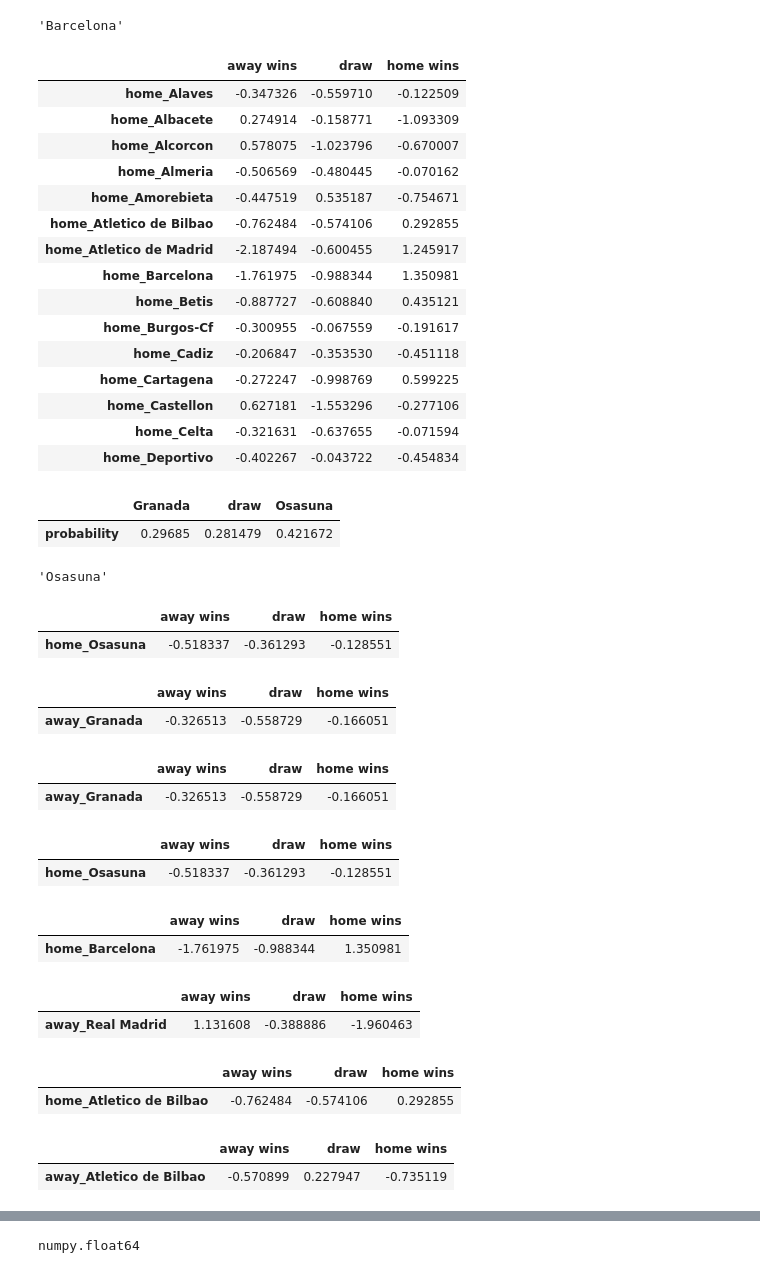
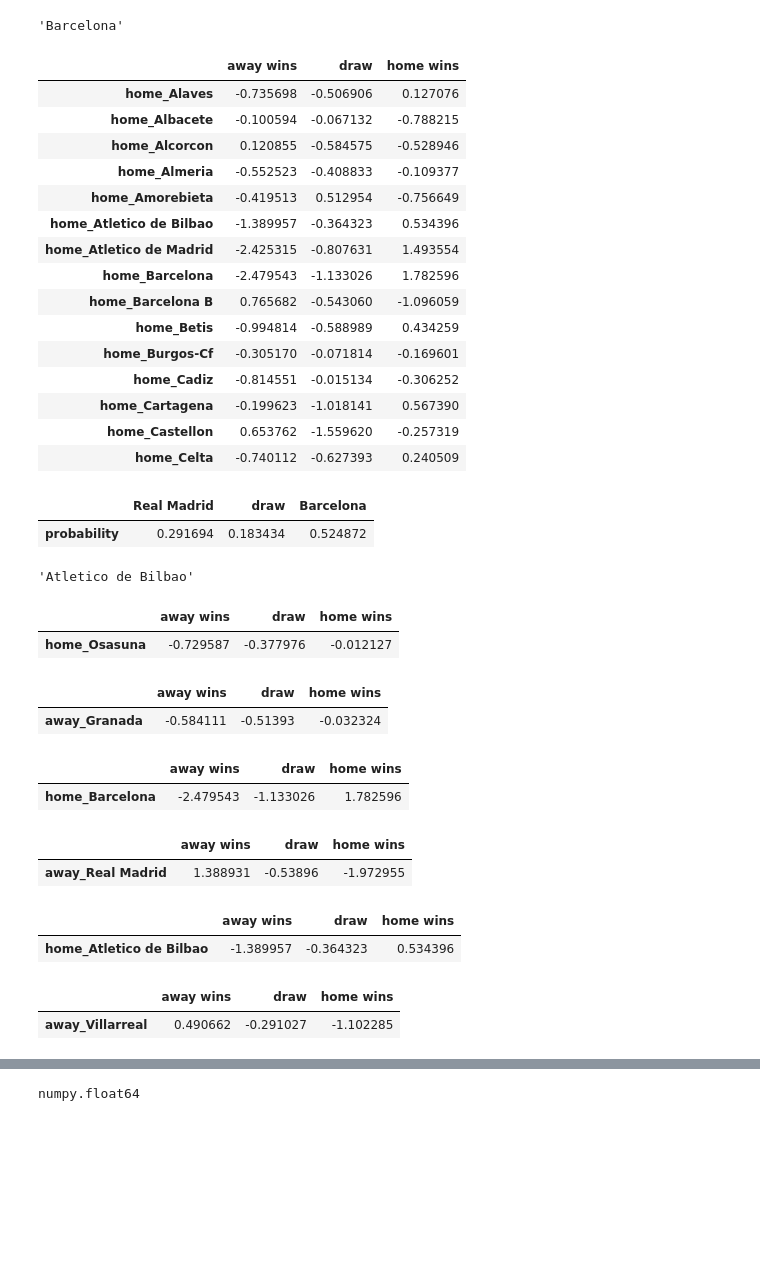
Before and after one commit to tonirodriguez/octopy, a Jupyter notebook: octopy/Liga.ipynb, the cells around one changed output, grey strips where cells are left out. Drawn from its saved outputs; the diff is of its cells as text; code cells hidden in the pictures; blank space fills up the shorter version.

```diff
--- a/octopy/Liga.ipynb
+++ b/octopy/Liga.ipynb
@@ -78,8 +78,10 @@ part_test = partidos[partidos['division'] == 1]
 part_test = part_test[part_test['fecha'] >= date(2021, 10, 21)]
 
 # Train Set
-partidos = partidos[partidos['fecha'] > date(2019, 8, 1)]
+partidos = partidos[partidos['fecha'] > date(2016, 8, 1)]
 partidos = partidos[partidos['fecha'] < date(2021, 10, 21)]
+
+partidos_original = partidos
 # %%
 train = partidos.filter(['equipo_local', 'equipo_visitante', 'goles_local', 'goles_visitante'])
 test = part_test.filter(['equipo_local', 'equipo_visitante', 'goles_local', 'goles_visitante'])
@@ -138,69 +161,59 @@ coefs = model.get_coef()
 coefs.head(15)
 # %% [output]
 |  | away wins | draw | home wins |
-| home_Alaves | -0.347326 | -0.559710 | -0.122509 |
-| home_Albacete | 0.274914 | -0.158771 | -1.093309 |
-| home_Alcorcon | 0.578075 | -1.023796 | -0.670007 |
-| home_Almeria | -0.506569 | -0.480445 | -0.070162 |
-| home_Amorebieta | -0.447519 | 0.535187 | -0.754671 |
-| home_Atletico de Bilbao | -0.762484 | -0.574106 | 0.292855 |
-| home_Atletico de Madrid | -2.187494 | -0.600455 | 1.245917 |
-| home_Barcelona | -1.761975 | -0.988344 | 1.350981 |
-| home_Betis | -0.887727 | -0.608840 | 0.435121 |
-| home_Burgos-Cf | -0.300955 | -0.067559 | -0.191617 |
-| home_Cadiz | -0.206847 | -0.353530 | -0.451118 |
-| home_Cartagena | -0.272247 | -0.998769 | 0.599225 |
-| home_Castellon | 0.627181 | -1.553296 | -0.277106 |
-| home_Celta | -0.321631 | -0.637655 | -0.071594 |
-| home_Deportivo | -0.402267 | -0.043722 | -0.454834 |
+| home_Alaves | -0.735698 | -0.506906 | 0.127076 |
+| home_Albacete | -0.100594 | -0.067132 | -0.788215 |
+| home_Alcorcon | 0.120855 | -0.584575 | -0.528946 |
+| home_Almeria | -0.552523 | -0.408833 | -0.109377 |
+| home_Amorebieta | -0.419513 | 0.512954 | -0.756649 |
+| home_Atletico de Bilbao | -1.389957 | -0.364323 | 0.534396 |
+| home_Atletico de Madrid | -2.425315 | -0.807631 | 1.493554 |
+| home_Barcelona | -2.479543 | -1.133026 | 1.782596 |
+| home_Barcelona B | 0.765682 | -0.543060 | -1.096059 |
+| home_Betis | -0.994814 | -0.588989 | 0.434259 |
+| home_Burgos-Cf | -0.305170 | -0.071814 | -0.169601 |
+| home_Cadiz | -0.814551 | -0.015134 | -0.306252 |
+| home_Cartagena | -0.199623 | -1.018141 | 0.567390 |
+| home_Castellon | 0.653762 | -1.559620 | -0.257319 |
+| home_Celta | -0.740112 | -0.627393 | 0.240509 |
-# %%
-model.predict_proba('Osasuna', 'Granada')
-# %% [output]
-|  | Granada | draw | Osasuna |
-| probability | 0.29685 | 0.281479 | 0.421672 |
-# %%
-model.predict_winner('Osasuna', 'Granada', )
-# %% [output]
-'Osasuna'
+# %%
+model.predict_proba('Barcelona', 'Real Madrid')
+# %% [output]
+|  | Real Madrid | draw | Barcelona |
+| probability | 0.291694 | 0.183434 | 0.524872 |
+# %%
+model.predict_winner('Atletico de Bilbao', 'Villarreal', )
+# %% [output]
+'Atletico de Bilbao'
 # %%
 coefs = model.get_coef()
 # %%
 coefs.loc['home_Osasuna']
 # %% [output]
 |  | away wins | draw | home wins |
-| home_Osasuna | -0.518337 | -0.361293 | -0.128551 |
+| home_Osasuna | -0.729587 | -0.377976 | -0.012127 |
 # %%
 coefs.loc['away_Granada']
 # %% [output]
 |  | away wins | draw | home wins |
-| away_Granada | -0.326513 | -0.558729 | -0.166051 |
+| away_Granada | -0.584111 | -0.51393 | -0.032324 |
-# %%
-coefs.loc['away_Granada']
-# %% [output]
-|  | away wins | draw | home wins |
-| away_Granada | -0.326513 | -0.558729 | -0.166051 |
-# %%
-coefs.loc['home_Osasuna']
-# %% [output]
-|  | away wins | draw | home wins |
-| home_Osasuna | -0.518337 | -0.361293 | -0.128551 |
 # %%
 coefs.loc['home_Barcelona']
 # %% [output]
 |  | away wins | draw | home wins |
-| home_Barcelona | -1.761975 | -0.988344 | 1.350981 |
+| home_Barcelona | -2.479543 | -1.133026 | 1.782596 |
 # %%
 coefs.loc['away_Real Madrid']
 # %% [output]
 |  | away wins | draw | home wins |
-| away_Real Madrid | 1.131608 | -0.388886 | -1.960463 |
+| away_Real Madrid | 1.388931 | -0.53896 | -1.972955 |
 # %%
 coefs.loc['home_Atletico de Bilbao']
 # %% [output]
 |  | away wins | draw | home wins |
-| home_Atletico de Bilbao | -0.762484 | -0.574106 | 0.292855 |
+| home_Atletico de Bilbao | -1.389957 | -0.364323 | 0.534396 |
 # %%
-coefs.loc['away_Atletico de Bilbao']
+coefs.loc['away_Villarreal']
 # %% [output]
 |  | away wins | draw | home wins |
-| away_Atletico de Bilbao | -0.570899 | 0.227947 | -0.735119 |
+| away_Villarreal | 0.490662 | -0.291027 | -1.102285 |
```
Also changed, not shown: parts of 9 cells of this notebook, 2 other files.
